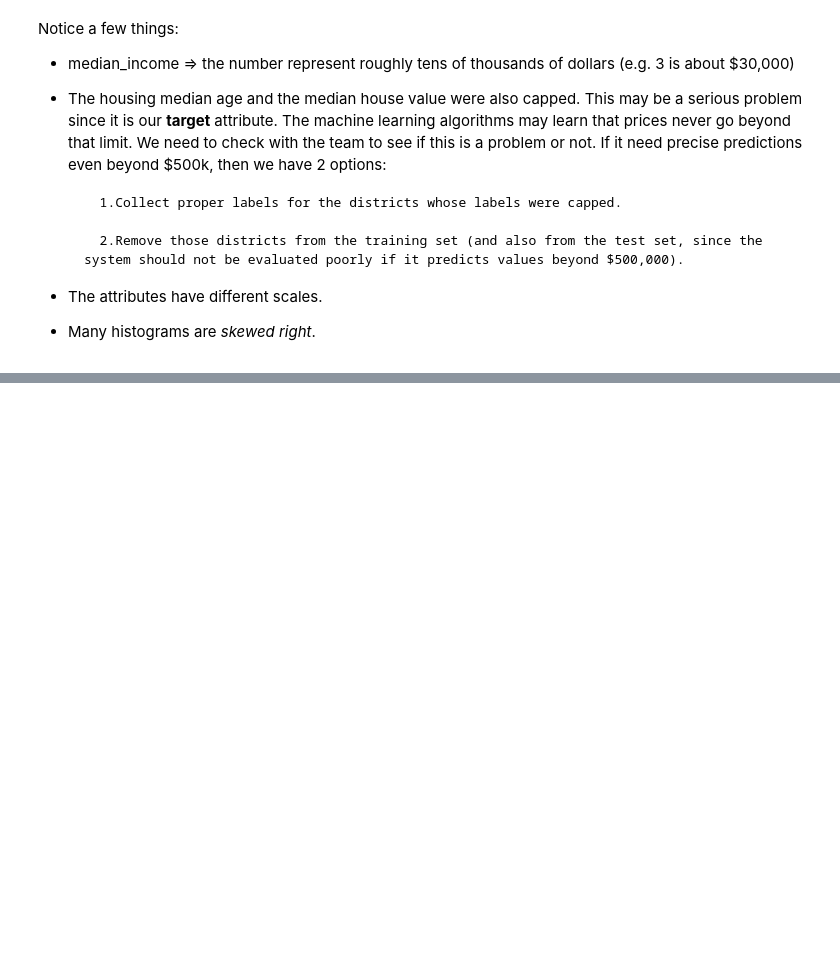
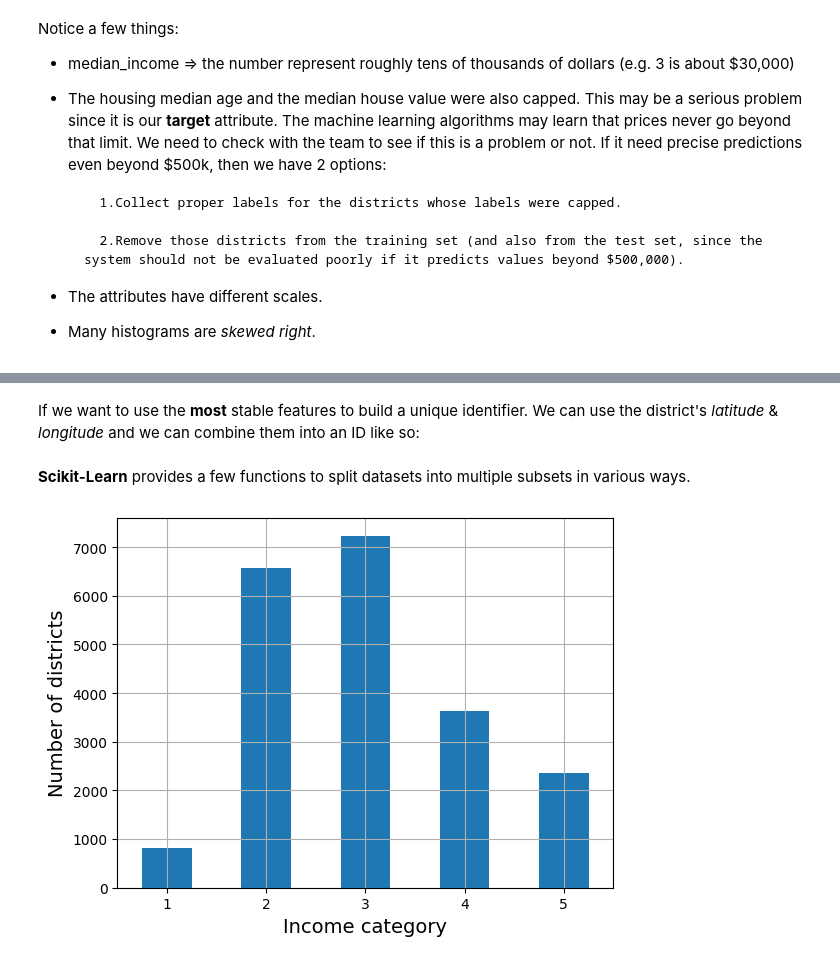
Before and after one commit to mjoshua97241/Hands-On-Machine-Learning-with-Scikit-Learn-Keras-and-TensorFlow-Notes, a Jupyter notebook: 02-end-to-end-machine-learning-project.ipynb, the cells around one changed output, grey strips where cells are left out. Drawn from its saved outputs; the diff is of its cells as text; code cells hidden in the pictures; blank space fills up the shorter version.

Commit message:
Kaggle Notebook | 02_end_to_end_machine_learning_project | Creating Test Set

```diff
--- a/02-end-to-end-machine-learning-project.ipynb
+++ b/02-end-to-end-machine-learning-project.ipynb
@@ -149,0 +191,2 @@ Notice a few things:
+# %% [markdown]
+If we want to use the **most** stable features to build a unique identifier. We can use the district's _latitude_ & _longitude_ and we can combine them into an ID like so:
@@ -149,0 +196,2 @@ Notice a few things:
+# %% [markdown]
+**Scikit-Learn** provides a few functions to split datasets into multiple subsets in various ways.
@@ -149,0 +202,11 @@ Notice a few things:
+# %%
+housing["income_cat"] = pd.cut(housing["median_income"],
+                              bins=[0.,1.5,3.0,4.5,6.,np.inf],
+                              labels=[1,2,3,4,5])
+# %%
+housing["income_cat"].value_counts().sort_index().plot.bar(rot=0, grid=True)
+plt.xlabel("Income category")
+plt.ylabel("Number of districts")
+plt.show()
+# %% [output]
+[figure, added]
```
Also changed, not shown: parts of 12 cells of this notebook.
